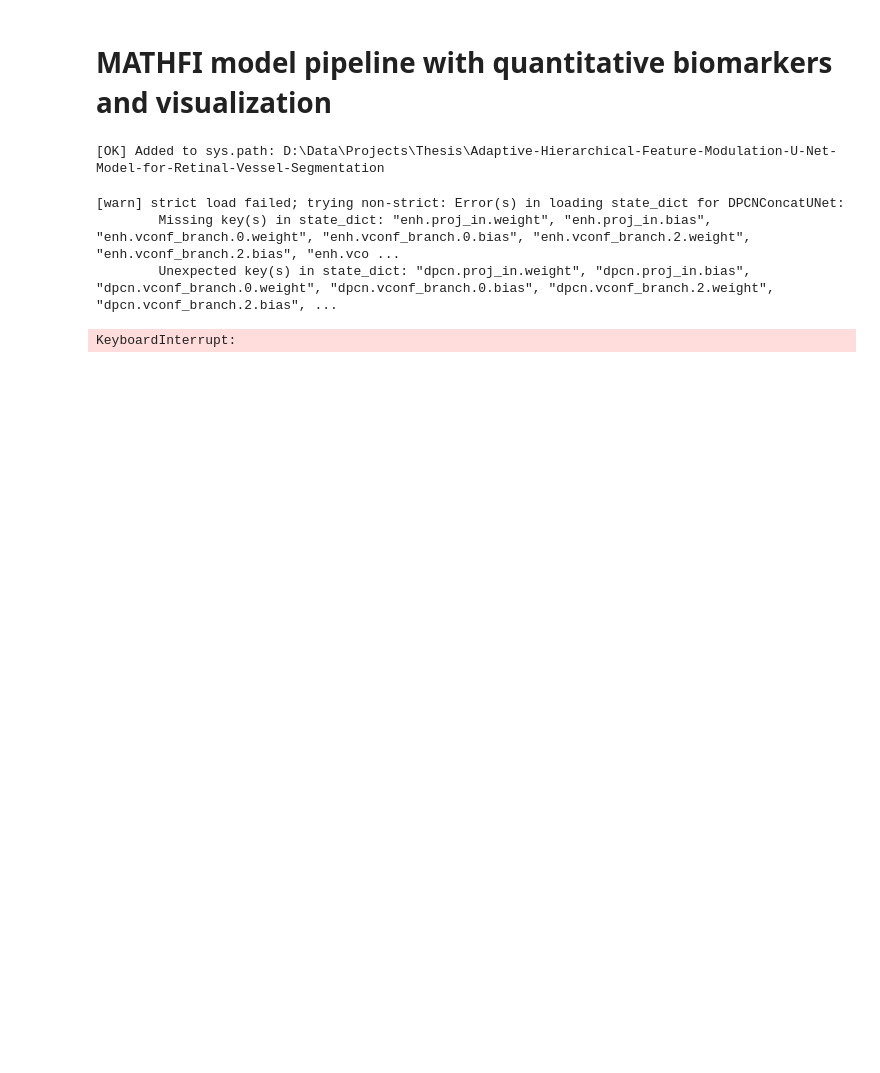
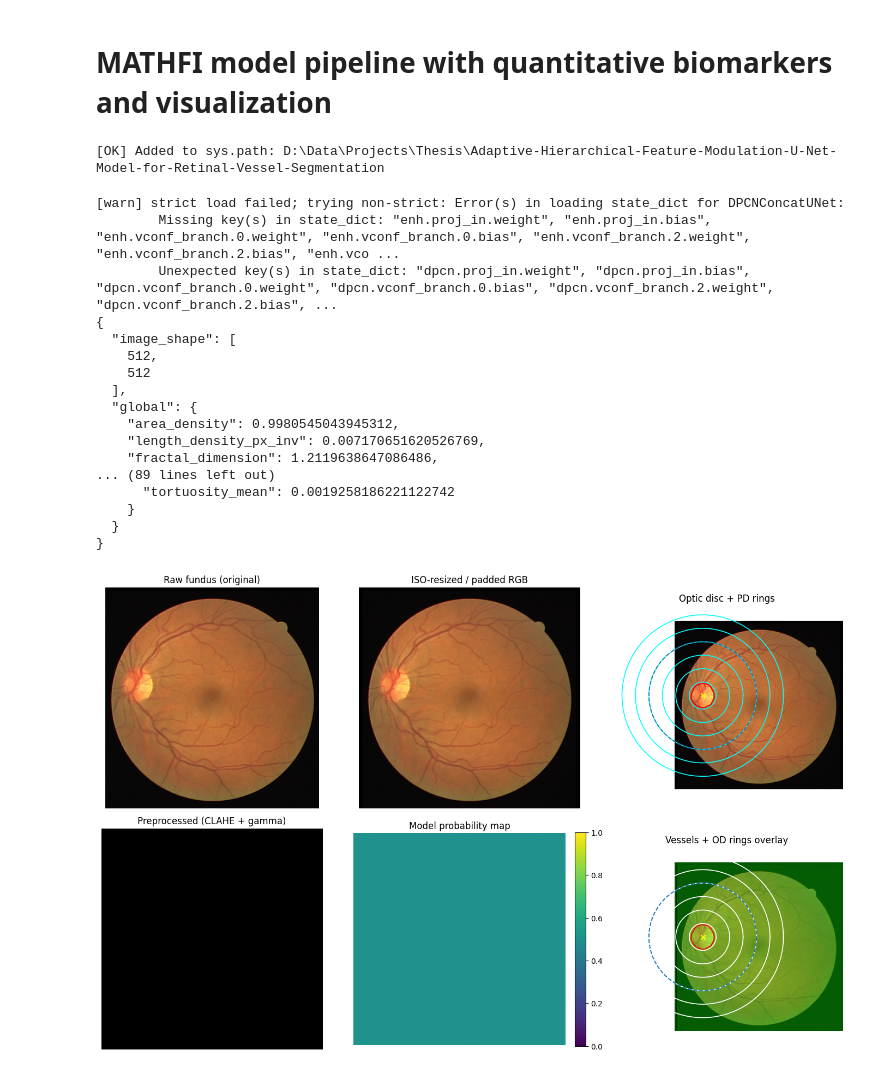
Before and after one commit to matchi-1/Adaptive-Hierarchical-Feature-Modulation-U-Net-Model-for-Retinal-Vessel-Segmentation, a Jupyter notebook: notebooks/quantitative_analysis/quant_model_pipeline.ipynb, the cells around one changed output. Drawn from its saved outputs; the diff is of its cells as text; code cells hidden in the pictures; blank space fills up the shorter version.

Commit message:
sample full pipeline result -- quant results still missing per PD result, and model not putting out correct segmentation

```diff
--- a/notebooks/quantitative_analysis/quant_model_pipeline.ipynb
+++ b/notebooks/quantitative_analysis/quant_model_pipeline.ipynb
@@ -328,25 +328,57 @@ def run_pipeline_with_ckpt(color_path: str, ckpt_path: str):
                                               max_gap_px=12, angle_k_ahead=3,
                                               ortho_step=0.5, ortho_max_radius=20.0)
 
+    # convert for visualization
+    raw_rgb = np.array(fundus_pil, dtype=np.uint8)  # original
+    pre_gray_u8 = (img_fov_1hw[0] * 255.0).astype(np.uint8)
+    prob_map = probs[0, 0].detach().cpu().numpy().astype(np.float32)
+
     return {
         "od": {"center_yx": (float(center_yx[0]), float(center_yx[1])),
                "PD_px_raw": float(PD_raw), "PD_px": float(PD_px)},
         "biomarkers": biom,
-        "rgb_iso": rgb_iso, "disc_mask": disc_mask, "pred_mask": mask_u8
+        "raw_rgb": raw_rgb,           # <--- added
+        "rgb_iso": rgb_iso,
+        "disc_mask": disc_mask,
+        "prob_map": prob_map,         # <--- added
+        "pred_mask": mask_u8,         # binary
     }
 # %%
 ckpt_path = "../../outputs/checkpoints/final/[DRIVE] dpcn_refineEdge.pth"
 color_path = "../../data/raw/DRIVE/test/images/01_test.png"
 
 out = run_pipeline_with_ckpt(color_path, ckpt_path)
-# print(json.dumps({
-#     "od": out["od"],
-#     "global": out["biomarkers"]["global"],
-#     "angles_2PD": out["biomarkers"]["topology"]["angles_2PD"],
-# }, indent=2))
+
+# Full biomarkers (includes PD-normalized and rings if OD was found)
 print(json.dumps(out["biomarkers"], indent=2))
+
+# Visual walkthrough of the pipeline
+visualize_pipeline_stages(
+    raw_rgb    = out["raw_rgb"],
+    rgb_iso    = out["rgb_iso"],
+    disc_mask  = out["disc_mask"],
+    center_yx  = tuple(out["od"]["center_yx"]),
+    PD_px      = out["od"]["PD_px"],
+    pre_gray_u8= (out["pred_mask"]*0 + (out["raw_rgb"][...,1] if False else 0)),  # placeholder; see below
+    prob_map   = out["prob_map"],
+    pred_mask  = out["pred_mask"],
+)
 # %% [output]
 [warn] strict load failed; trying non-strict: Error(s) in loading state_dict for DPCNConcatUNet:
         Missing key(s) in state_dict: "enh.proj_in.weight", "enh.proj_in.bias", "enh.vconf_branch.0.weight", "enh.vconf_branch.0.bias", "enh.vconf_branch.2.weight", "enh.vconf_branch.2.bias", "enh.vco ...
         Unexpected key(s) in state_dict: "dpcn.proj_in.weight", "dpcn.proj_in.bias", "dpcn.vconf_branch.0.weight", "dpcn.vconf_branch.0.bias", "dpcn.vconf_branch.2.weight", "dpcn.vconf_branch.2.bias", ...
+{
+  "image_shape": [
+    512,
+    512
+  ],
+  "global": {
+    "area_density": 0.9980545043945312,
+    "length_density_px_inv": 0.007170651620526769,
+    "fractal_dimension": 1.2119638647086486,
+... (89 lines left out)
+      "tortuosity_mean": 0.0019258186221122742
+    }
+  }
+}
-KeyboardInterrupt:
+[figure, added]
```
